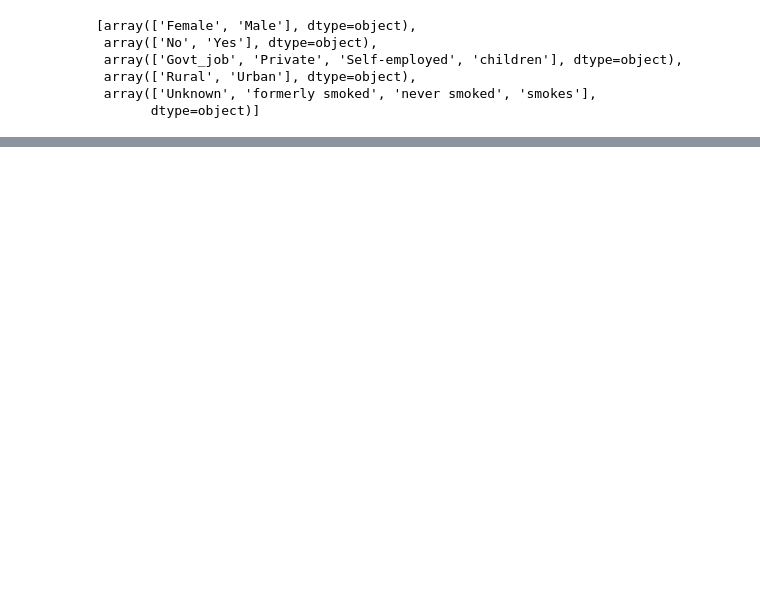
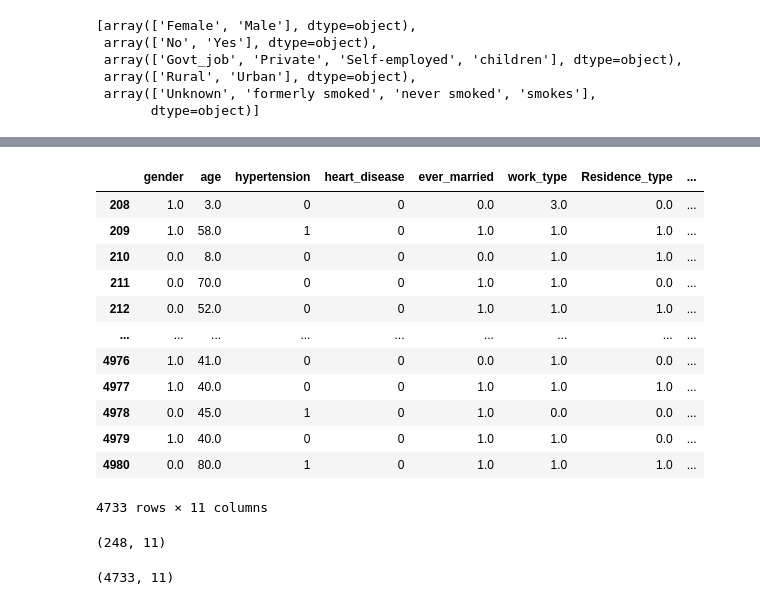
Before and after one commit to KishanBapodra/Brain-Tumor-Detection-ML, a Jupyter notebook: Week 2 - Lab.ipynb, the cells around one changed output, grey strips where cells are left out. Cells and saved outputs as stored; diff of their text form; code cells hidden in the pictures; blank space fills up the shorter version.

```diff
--- a/Week 2 - Lab.ipynb
+++ b/Week 2 - Lab.ipynb
@@ -260,0 +281,24 @@ cat_encoder.categories_
+# %%
+no_stroke
+# %% [output]
+|  | gender | age | hypertension | heart_disease | ever_married | work_type | Residence_type | ... |
+| 208 | 1.0 | 3.0 | 0 | 0 | 0.0 | 3.0 | 0.0 | ... |
+| 209 | 1.0 | 58.0 | 1 | 0 | 1.0 | 1.0 | 1.0 | ... |
+| 210 | 0.0 | 8.0 | 0 | 0 | 0.0 | 1.0 | 1.0 | ... |
+| 211 | 0.0 | 70.0 | 0 | 0 | 1.0 | 1.0 | 0.0 | ... |
+| 212 | 0.0 | 52.0 | 0 | 0 | 1.0 | 1.0 | 1.0 | ... |
+| ... | ... | ... | ... | ... | ... | ... | ... | ... |
+| 4976 | 1.0 | 41.0 | 0 | 0 | 0.0 | 1.0 | 0.0 | ... |
+| 4977 | 1.0 | 40.0 | 0 | 0 | 1.0 | 1.0 | 1.0 | ... |
+| 4978 | 0.0 | 45.0 | 1 | 0 | 1.0 | 0.0 | 0.0 | ... |
+| 4979 | 1.0 | 40.0 | 0 | 0 | 1.0 | 1.0 | 0.0 | ... |
+| 4980 | 0.0 | 80.0 | 1 | 0 | 1.0 | 1.0 | 1.0 | ... |
+4733 rows × 11 columns
+# %%
+stroke.shape
+# %% [output]
+(248, 11)
+# %%
+no_stroke.shape
+# %% [output]
+(4733, 11)
```
Also changed, not shown: parts of 22 cells of this notebook.
